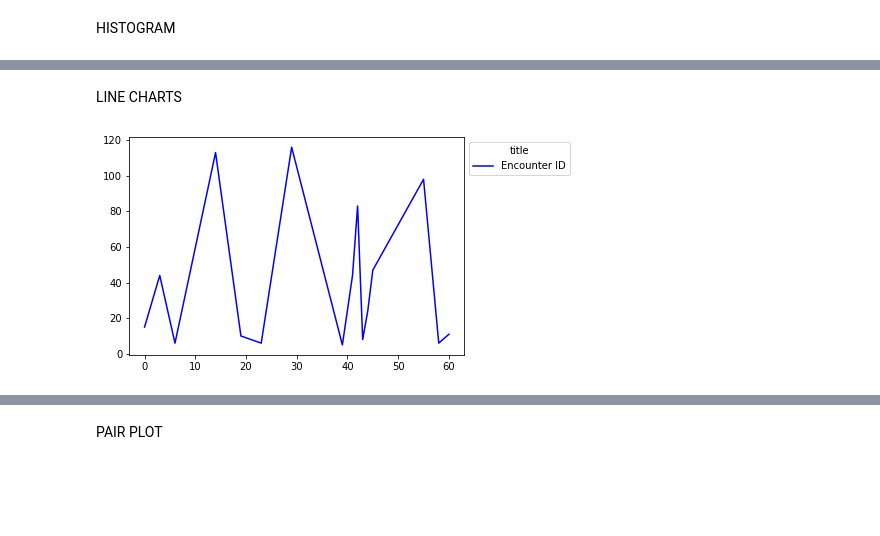
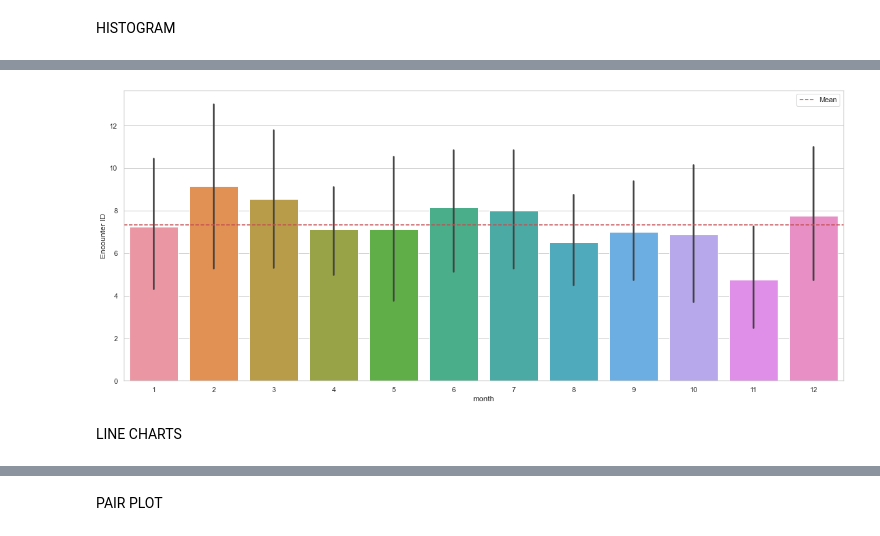
Before and after one commit to tipearso/hospital-readmissions, a Jupyter notebook: notebooks/plots.ipynb, the cells around one changed output, grey strips where cells are left out. Cells and saved outputs as stored; diff of their text form; code cells hidden in the pictures; blank space fills up the shorter version.

```diff
--- a/notebooks/plots.ipynb
+++ b/notebooks/plots.ipynb
@@ -133,16 +141,9 @@ ax = sns.barplot(x='Facility Provider NPI', y='Encounter ID',  data=occurance2)
+# %%
+sns.set_theme(style="whitegrid")
+ax1 = sns.barplot(x='month', y='Encounter ID',  data=occurance4)
+ax1.axhline(mean, color='r', linestyle='--', label="Mean")
+_=ax1.legend()
+# %% [output]
+[figure, added]
 # %% [markdown]
 LINE CHARTS
-# %%
-#filter for number of readmissions per patient
-occurance1 = read_count_patient_high
-#filter for number of readmissions per Hospital
-occurance2 = read_count_hospital_high
-#filter for number of readmissions per Attendant
-occurance3 = read_count_attendant_high
-
-ax = plt.gca()
-#_=occurance1['Encounter ID'].plot(kind='line', color = 'red', x ='Variable',y ='Count', ax = ax)
-_=occurance2['Encounter ID'].plot(kind='line', color = 'blue', x ='Variable',y ='Count', ax = ax)
-_=plt.legend(title='title', bbox_to_anchor=(1, 1), loc='upper left')
-# %% [output]
-[figure, removed]
```
Also changed, not shown: parts of 16 cells of this notebook.
